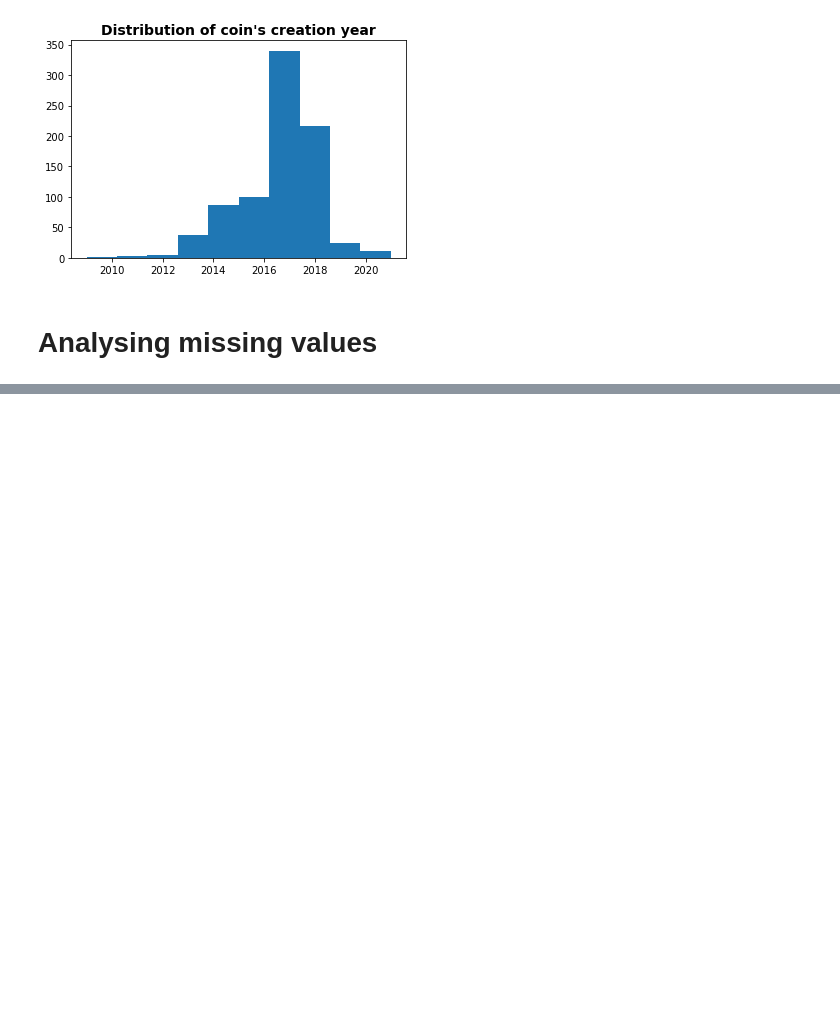
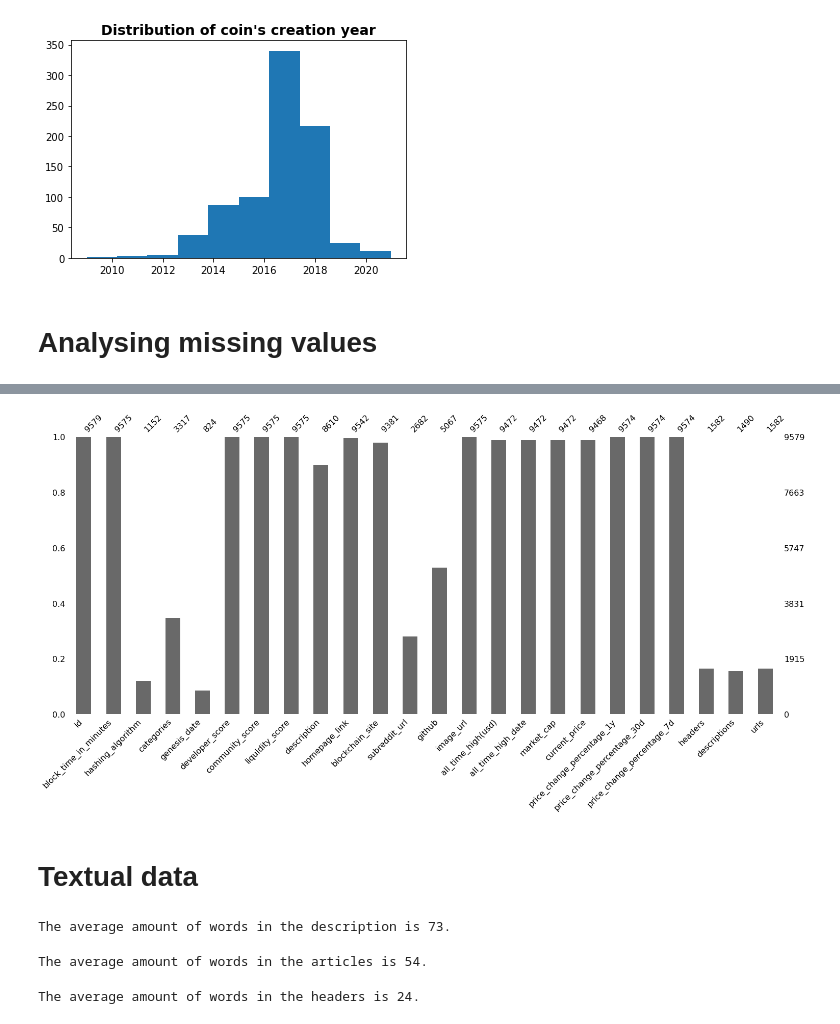
Before and after one commit to 2dukes/PROJ_PRI_2122, a Jupyter notebook: Statistics.ipynb, the cells around one changed output, grey strips where cells are left out. Drawn from its saved outputs; the diff is of its cells as text; code cells hidden in the pictures; blank space fills up the shorter version.

```diff
--- a/Statistics.ipynb
+++ b/Statistics.ipynb
@@ -116,0 +116,8 @@ msno.bar(coin_news)
+# %%
+fig = msno.bar(coin_data)
+fig_copy = fig.get_figure()
+fig_copy.savefig('stats/missing_values_bar.png')
+# %% [output]
+[figure, added]
+# %% [markdown]
+# Textual data
@@ -116,0 +130,17 @@ msno.bar(coin_news)
+# %%
+description = coin_data["description"]
+num_words = [len(desc.split()) if type(desc) == str else 0 for desc in description]
+avg_word_amount = int(np.array(num_words).mean())
+print(f"The average amount of words in the description is {avg_word_amount}.")
+# %% [output]
+The average amount of words in the description is 73.
+# %%
+avg_val = getAvgWordCount(coin_data, "descriptions")
+print(f"The average amount of words in the articles is {avg_val}.")
+# %% [output]
+The average amount of words in the articles is 54.
+# %%
+avg_header_count = getAvgWordCount(coin_data, "headers")
+print(f"The average amount of words in the headers is {avg_header_count}.")
+# %% [output]
+The average amount of words in the headers is 24.
```
Also changed, not shown: parts of 9 cells of this notebook, 7 other files.
